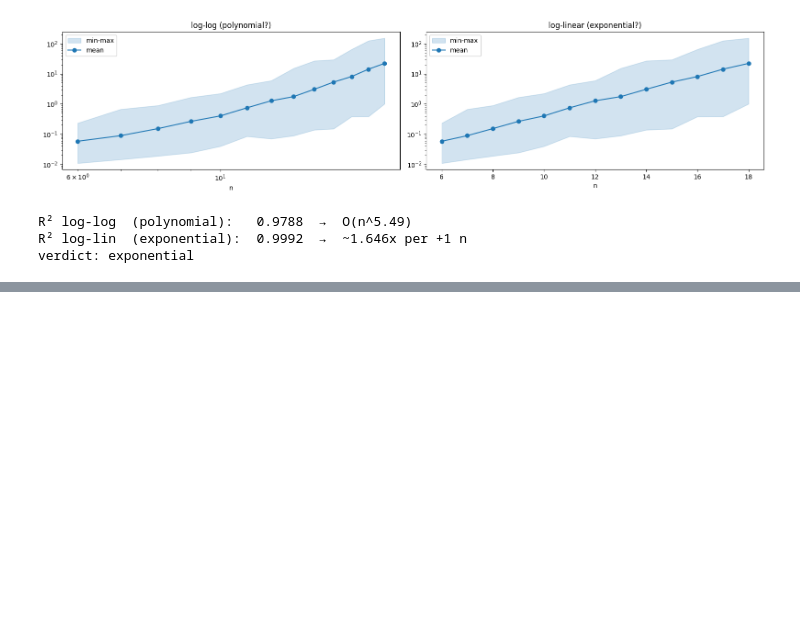
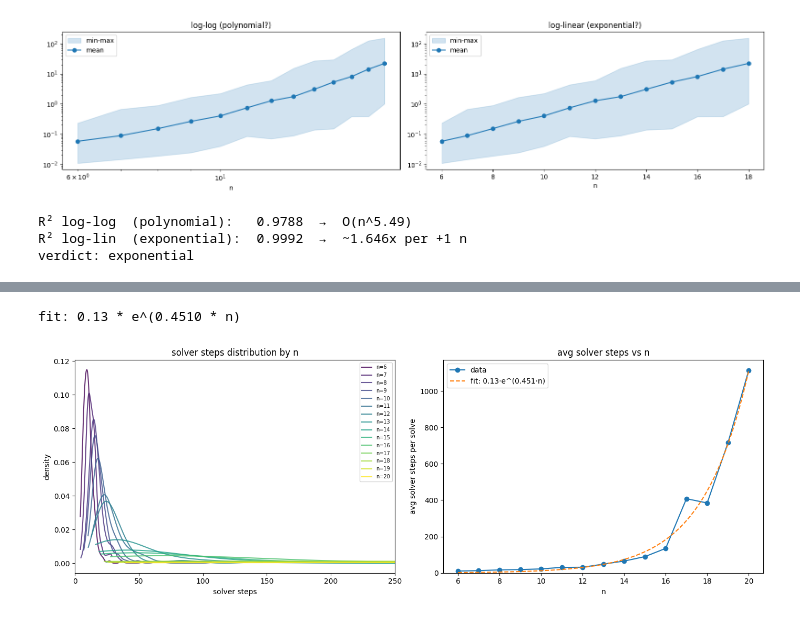
Before and after one commit to CursorwebGames/2DThreePen, a Jupyter notebook: research/experiments/rust_preview.ipynb, the cells around one changed output, grey strips where cells are left out. Cells and saved outputs as stored; diff of their text form; code cells hidden in the pictures; blank space fills up the shorter version.

```diff
--- a/research/experiments/rust_preview.ipynb
+++ b/research/experiments/rust_preview.ipynb
@@ -117,3 +143,51 @@ plt.show()
+# %%
+from scipy.stats import gaussian_kde
+from scipy.optimize import curve_fit
+
+palette = plt.cm.viridis(np.linspace(0, 1, len(ns_to_plot)))
+
+fig, (ax1, ax2) = plt.subplots(1, 2, figsize=(14, 5))
+
+for color, n in zip(palette, ns_to_plot):
+    steps = np.array(all_data[n]["solver_steps"], dtype=float)
+    solves = np.array(all_data[n]["solves"], dtype=float)
+    vals = steps / solves
+    if vals.std() == 0:
+        continue
+    kde = gaussian_kde(vals)
+    xs = np.linspace(vals.min(), vals.max(), 200)
+    ax1.plot(xs, kde(xs), color=color, alpha=0.8, label=f"n={n}")
+
+ax1.set_xlabel("solver steps")
+ax1.set_ylabel("density")
+ax1.set_title("solver steps distribution by n")
+ax1.set_xlim(left=0, right=250)
+ax1.legend(fontsize=7)
+
+avg_steps = [np.mean(np.array(all_data[n]["solver_steps"]) / np.array(all_data[n]["solves"])) for n in ns_to_plot]
+
+def exp_model(x, a, b):
+    return a * np.exp(b * x)
+
+popt, _ = curve_fit(exp_model, ns_to_plot, avg_steps, p0=[1, 0.1])
+a, b = popt
+
+ns_smooth = np.linspace(min(ns_to_plot), max(ns_to_plot), 200)
+ax2.plot(ns_to_plot, avg_steps, marker="o", color="tab:blue", label="data")
+ax2.plot(ns_smooth, exp_model(ns_smooth, a, b), "--", color="tab:orange", label=f"fit: {a:.2f}·e^({b:.3f}·n)")
+ax2.set_xlabel("n")
+ax2.set_ylabel("avg solver steps per solve")
+ax2.set_title("avg solver steps vs n")
+ax2.set_ylim(bottom=0)
+ax2.legend()
+
+print(f"fit: {a:.2f} * e^({b:.4f} * n)")
+
+plt.tight_layout()
+plt.show()
+# %% [output]
+fit: 0.13 * e^(0.4510 * n)
+[figure, added]
 # %%
 phases = ["t_regions", "t_solvable", "t_solve", "t_kill"]
 labels = ["region gen", "prefilter", "solver", "repair"]
```
Also changed, not shown: parts of 10 cells of this notebook, 5 other files.
